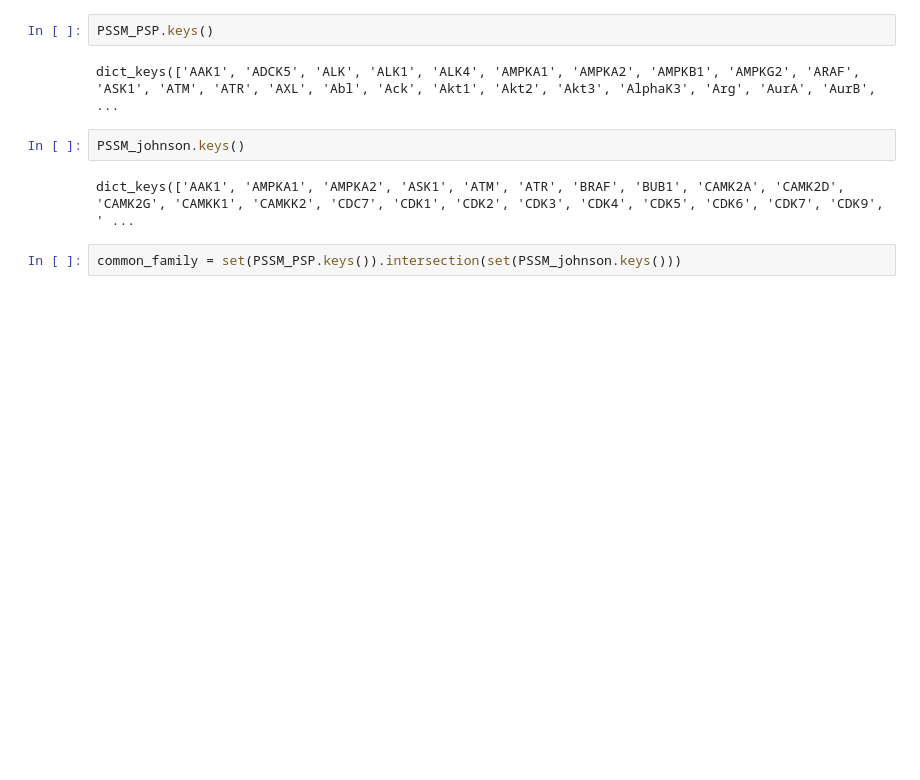
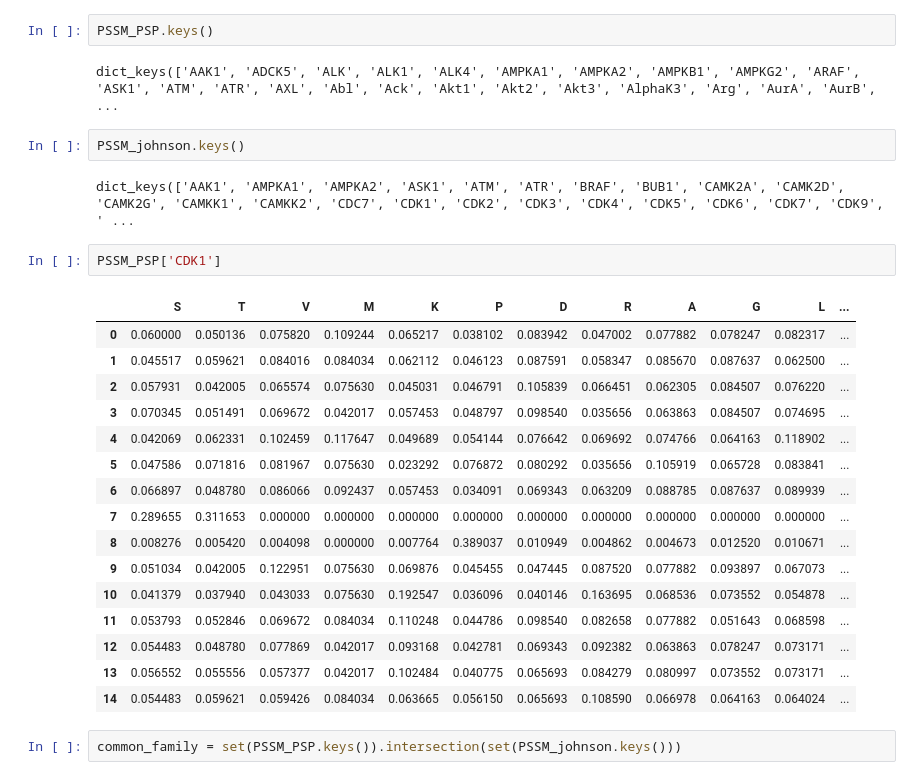
Before and after one commit to sadiatulmarzan/kinases_phosposite, a Jupyter notebook: python code/new compare pssm rank 1.ipynb, the cells around one changed output. Saved outputs shown, nothing was run; the diff lists cells and outputs as text; blank space fills up the shorter version.

```diff
--- a/python code/new compare pssm rank 1.ipynb
+++ b/python code/new compare pssm rank 1.ipynb
@@ -170,6 +170,25 @@ dict_keys(['AAK1', 'ADCK5', 'ALK', 'ALK1', 'ALK4', 'AMPKA1', 'AMPKA2', 'AMPKB1',
 PSSM_johnson.keys()
 # %% [output]
 dict_keys(['AAK1', 'AMPKA1', 'AMPKA2', 'ASK1', 'ATM', 'ATR', 'BRAF', 'BUB1', 'CAMK2A', 'CAMK2D', 'CAMK2G', 'CAMKK1', 'CAMKK2', 'CDC7', 'CDK1', 'CDK2', 'CDK3', 'CDK4', 'CDK5', 'CDK6', 'CDK7', 'CDK9', ' ...
+# %%
+PSSM_PSP['CDK1']
+# %% [output]
+|  | S | T | V | M | K | P | D | R | A | G | L | ... |
+| 0 | 0.060000 | 0.050136 | 0.075820 | 0.109244 | 0.065217 | 0.038102 | 0.083942 | 0.047002 | 0.077882 | 0.078247 | 0.082317 | ... |
+| 1 | 0.045517 | 0.059621 | 0.084016 | 0.084034 | 0.062112 | 0.046123 | 0.087591 | 0.058347 | 0.085670 | 0.087637 | 0.062500 | ... |
+| 2 | 0.057931 | 0.042005 | 0.065574 | 0.075630 | 0.045031 | 0.046791 | 0.105839 | 0.066451 | 0.062305 | 0.084507 | 0.076220 | ... |
+| 3 | 0.070345 | 0.051491 | 0.069672 | 0.042017 | 0.057453 | 0.048797 | 0.098540 | 0.035656 | 0.063863 | 0.084507 | 0.074695 | ... |
+| 4 | 0.042069 | 0.062331 | 0.102459 | 0.117647 | 0.049689 | 0.054144 | 0.076642 | 0.069692 | 0.074766 | 0.064163 | 0.118902 | ... |
+| 5 | 0.047586 | 0.071816 | 0.081967 | 0.075630 | 0.023292 | 0.076872 | 0.080292 | 0.035656 | 0.105919 | 0.065728 | 0.083841 | ... |
+| 6 | 0.066897 | 0.048780 | 0.086066 | 0.092437 | 0.057453 | 0.034091 | 0.069343 | 0.063209 | 0.088785 | 0.087637 | 0.089939 | ... |
+| 7 | 0.289655 | 0.311653 | 0.000000 | 0.000000 | 0.000000 | 0.000000 | 0.000000 | 0.000000 | 0.000000 | 0.000000 | 0.000000 | ... |
+| 8 | 0.008276 | 0.005420 | 0.004098 | 0.000000 | 0.007764 | 0.389037 | 0.010949 | 0.004862 | 0.004673 | 0.012520 | 0.010671 | ... |
+| 9 | 0.051034 | 0.042005 | 0.122951 | 0.075630 | 0.069876 | 0.045455 | 0.047445 | 0.087520 | 0.077882 | 0.093897 | 0.067073 | ... |
+| 10 | 0.041379 | 0.037940 | 0.043033 | 0.075630 | 0.192547 | 0.036096 | 0.040146 | 0.163695 | 0.068536 | 0.073552 | 0.054878 | ... |
+| 11 | 0.053793 | 0.052846 | 0.069672 | 0.084034 | 0.110248 | 0.044786 | 0.098540 | 0.082658 | 0.077882 | 0.051643 | 0.068598 | ... |
+| 12 | 0.054483 | 0.048780 | 0.077869 | 0.042017 | 0.093168 | 0.042781 | 0.069343 | 0.092382 | 0.063863 | 0.078247 | 0.073171 | ... |
+| 13 | 0.056552 | 0.055556 | 0.057377 | 0.042017 | 0.102484 | 0.040775 | 0.065693 | 0.084279 | 0.080997 | 0.073552 | 0.073171 | ... |
+| 14 | 0.054483 | 0.059621 | 0.059426 | 0.084034 | 0.063665 | 0.056150 | 0.065693 | 0.108590 | 0.066978 | 0.064163 | 0.064024 | ... |
 # %%
 common_family = set(PSSM_PSP.keys()).intersection(set(PSSM_johnson.keys()))
 # %%
```
Also changed, not shown: parts of 1 cell of this notebook, 1 other file.
